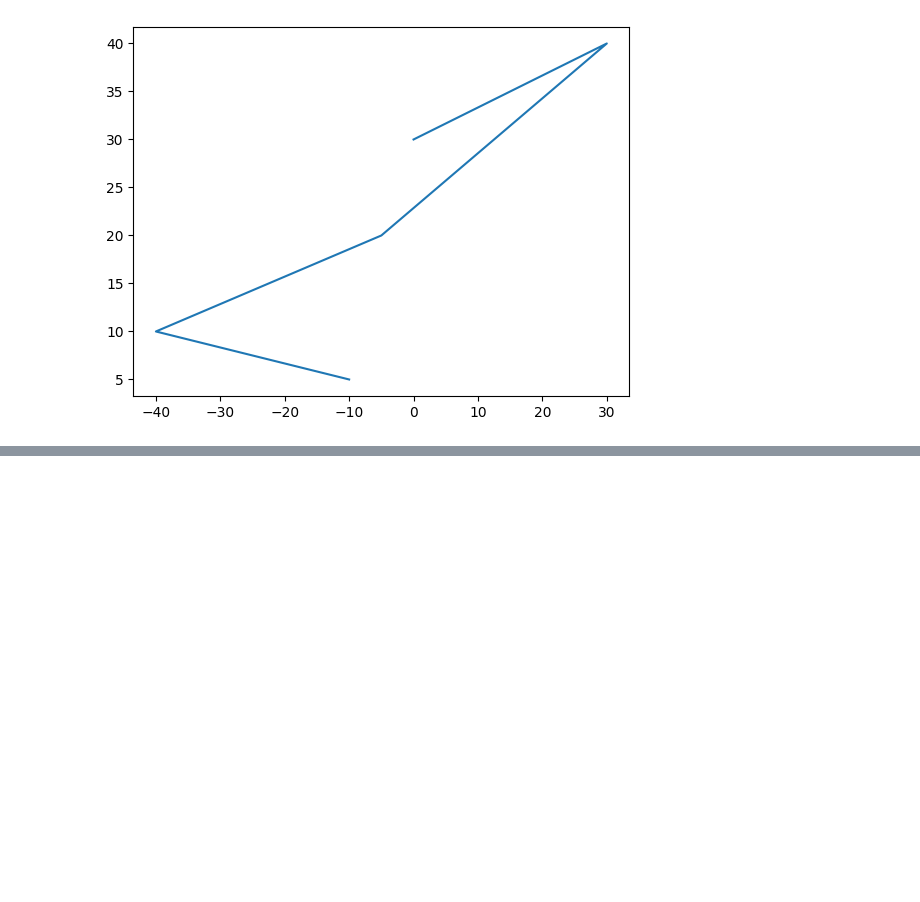
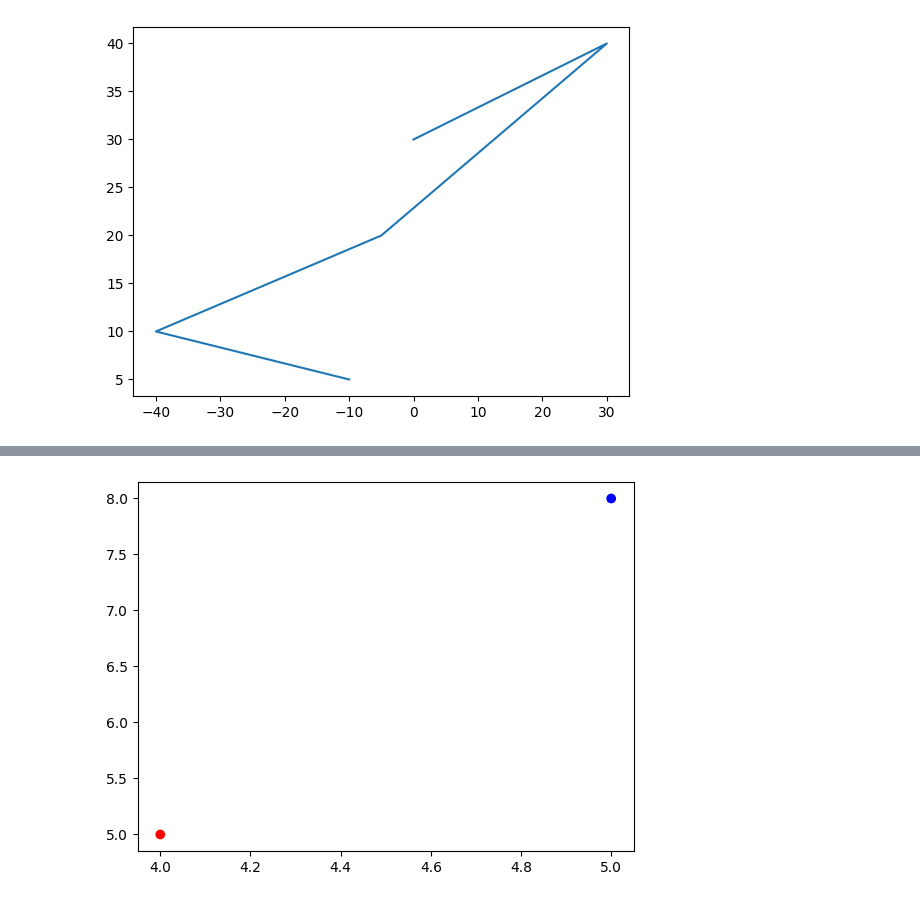
Before and after one commit to Azure06072005/Data-Science-with-Python, a Jupyter notebook: Math/matplotlib.ipynb, the cells around one changed output, grey strips where cells are left out. Cells and saved outputs as stored; diff of their text form; code cells hidden in the pictures; blank space fills up the shorter version.

```diff
--- a/Math/matplotlib.ipynb
+++ b/Math/matplotlib.ipynb
@@ -28,0 +48,11 @@ plt.show()
+# %%
+import numpy as np
+import matplotlib.pyplot as plt
+
+a = np.array([4,5])
+b = np.array([5,8])
+x__coords, y__coords = zip(a,b)
+plt.scatter(x__coords, y__coords, color = ["r", "b"])
+plt.show()
+# %% [output]
+[figure, added]
```
Also changed, not shown: parts of 14 cells of this notebook.
